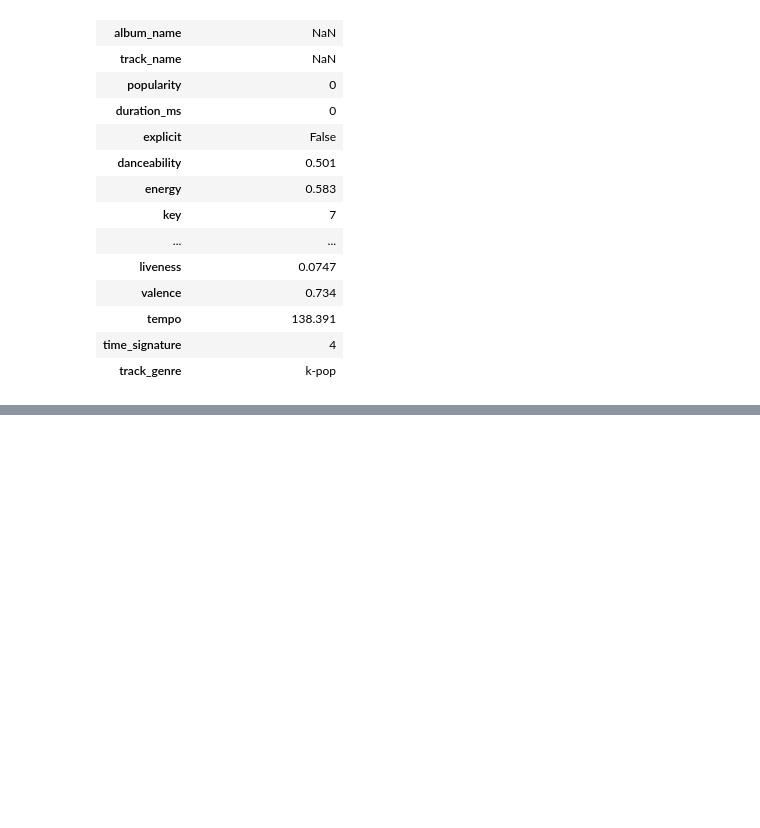
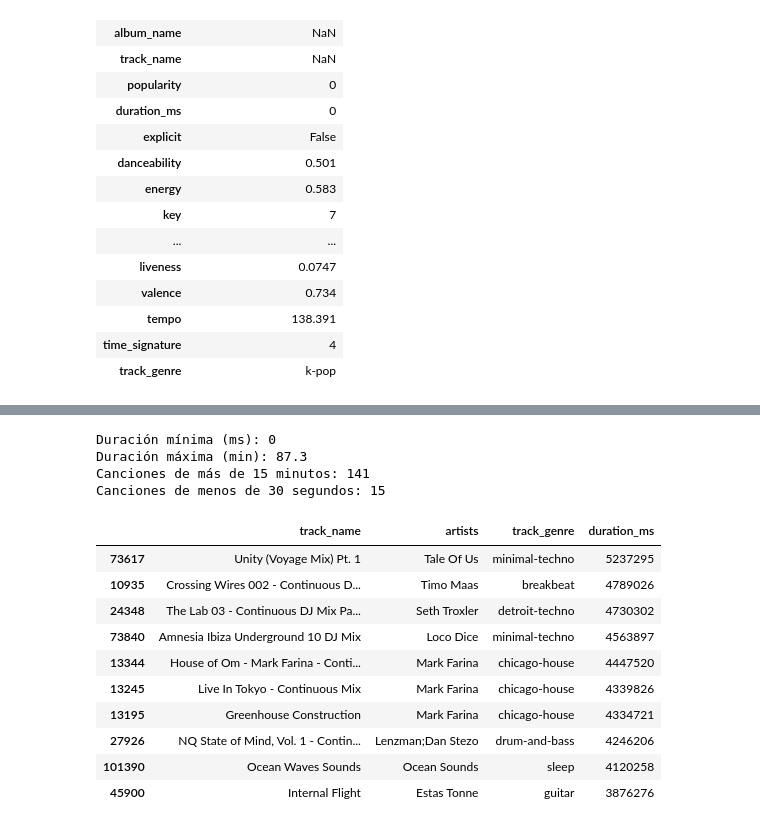
Before and after one commit to raulvaraPss/Spotify-Estudio, a Jupyter notebook: notebooks/01_estudio_inicial.ipynb, the cells around one changed output, grey strips where cells are left out. Cells and saved outputs as stored; diff of their text form; code cells hidden in the pictures; blank space fills up the shorter version.

Commit message:
Correción de erratas en la limpieza de datos

```diff
--- a/notebooks/01_estudio_inicial.ipynb
+++ b/notebooks/01_estudio_inicial.ipynb
@@ -9,7 +9,7 @@ pd.set_option('display.max_columns', None)
 # %% [markdown]
 # 01 Estudio del dataset
 # %%
-df = pd.read_csv('..//Datos/datosSpotify.csv', index_col=0)
+df = pd.read_csv('../Datos/datosSpotify.csv', index_col=0)
 df.head()
 # %% [output]
 |  | track_id | artists | album_name | track_name | popularity | duration_ms | explicit | danceability | energy | ... |
@@ -695,0 +693,17 @@ Número de filas afectadas: 1
+# %%
+# Trabajamos con canciones únicas para no contar varias veces la misma
+df_unicas = df.drop_duplicates(subset='track_id')
+
+# Tempo igual a 0
+tempo_cero = df_unicas[df_unicas['tempo'] == 0]
+print("Canciones con tempo = 0:", len(tempo_cero))
+print("De ellas, con time_signature = 0:", (tempo_cero['time_signature'] == 0).sum())
+print("\nGéneros más frecuentes con tempo 0:")
+display(tempo_cero['track_genre'].value_counts().head(5))
+
+# Distribución del compás y su relación con la popularidad
+print("Distribución de time_signature (%):")
+display((df_unicas['time_signature'].value_counts(normalize=True) * 100).round(2))
+
+print("Popularidad media por compás:")
+display(df_unicas.groupby('time_signature')['popularity'].agg(['count', 'mean']).round(1))
@@ -695,0 +738,29 @@ Número de filas afectadas: 1
+# %%
+duracion_min = df_unicas['duration_ms'] / 60000
+
+print("Duración mínima (ms):", df_unicas['duration_ms'].min())
+print("Duración máxima (min):", round(duracion_min.max(), 1))
+print("Canciones de más de 15 minutos:", (duracion_min > 15).sum())
+print("Canciones de menos de 30 segundos:", (duracion_min < 0.5).sum())
+
+# Ver las más largas
+display(
+    df_unicas.loc[duracion_min.sort_values(ascending=False).head(10).index,
+                  ['track_name', 'artists', 'track_genre', 'duration_ms']]
+)
+# %% [output]
+Duración mínima (ms): 0
+Duración máxima (min): 87.3
+Canciones de más de 15 minutos: 141
+Canciones de menos de 30 segundos: 15
+|  | track_name | artists | track_genre | duration_ms |
+| 73617 | Unity (Voyage Mix) Pt. 1 | Tale Of Us | minimal-techno | 5237295 |
+| 10935 | Crossing Wires 002 - Continuous D... | Timo Maas | breakbeat | 4789026 |
+| 24348 | The Lab 03 - Continuous DJ Mix Pa... | Seth Troxler | detroit-techno | 4730302 |
+| 73840 | Amnesia Ibiza Underground 10 DJ Mix | Loco Dice | minimal-techno | 4563897 |
+| 13344 | House of Om - Mark Farina - Conti... | Mark Farina | chicago-house | 4447520 |
+| 13245 | Live In Tokyo - Continuous Mix | Mark Farina | chicago-house | 4339826 |
+| 13195 | Greenhouse Construction | Mark Farina | chicago-house | 4334721 |
+| 27926 | NQ State of Mind, Vol. 1 - Contin... | Lenzman;Dan Stezo | drum-and-bass | 4246206 |
+| 101390 | Ocean Waves Sounds | Ocean Sounds | sleep | 4120258 |
+| 45900 | Internal Flight | Estas Tonne | guitar | 3876276 |
```
Also changed, not shown: parts of 8 cells of this notebook, 2 other files.
